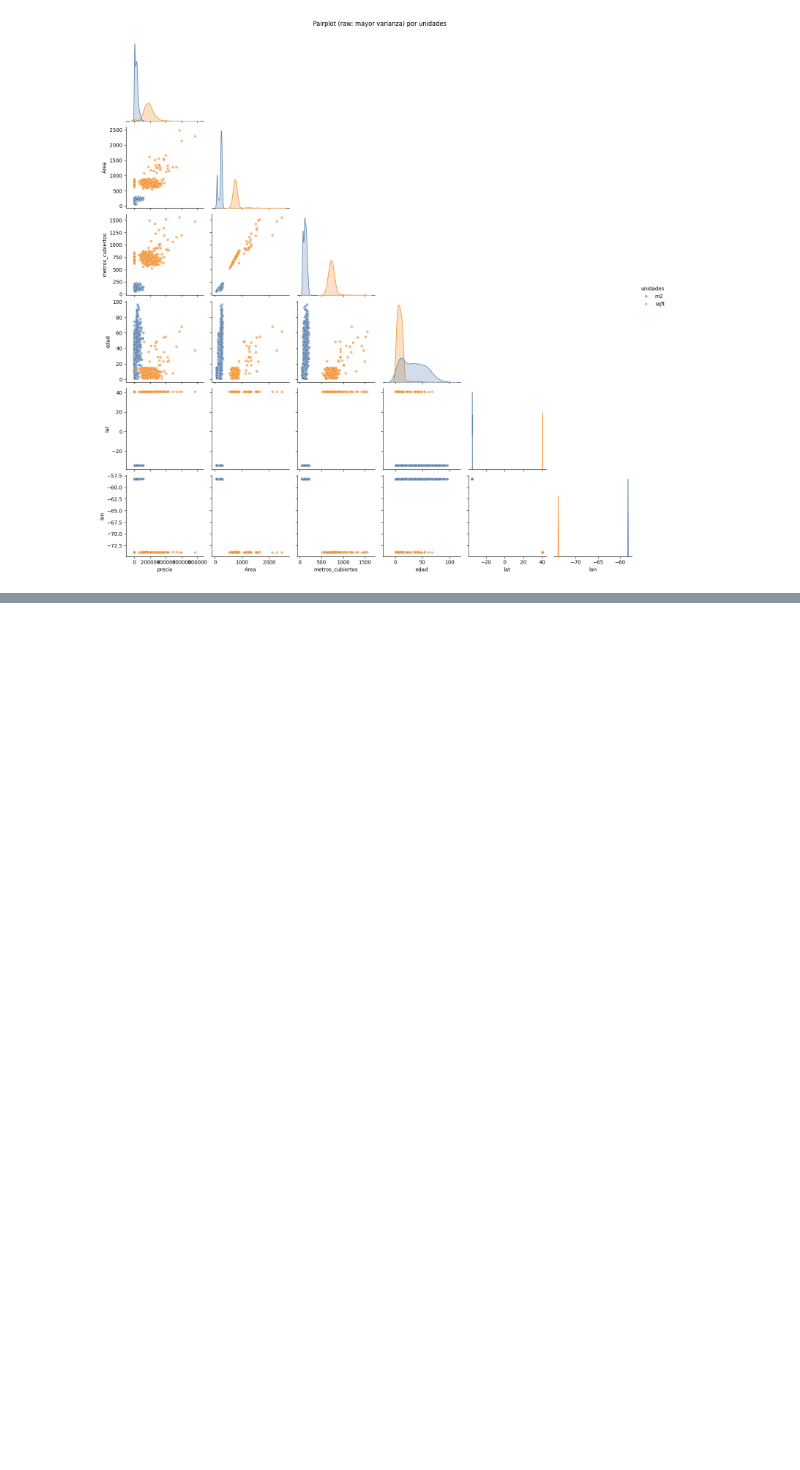
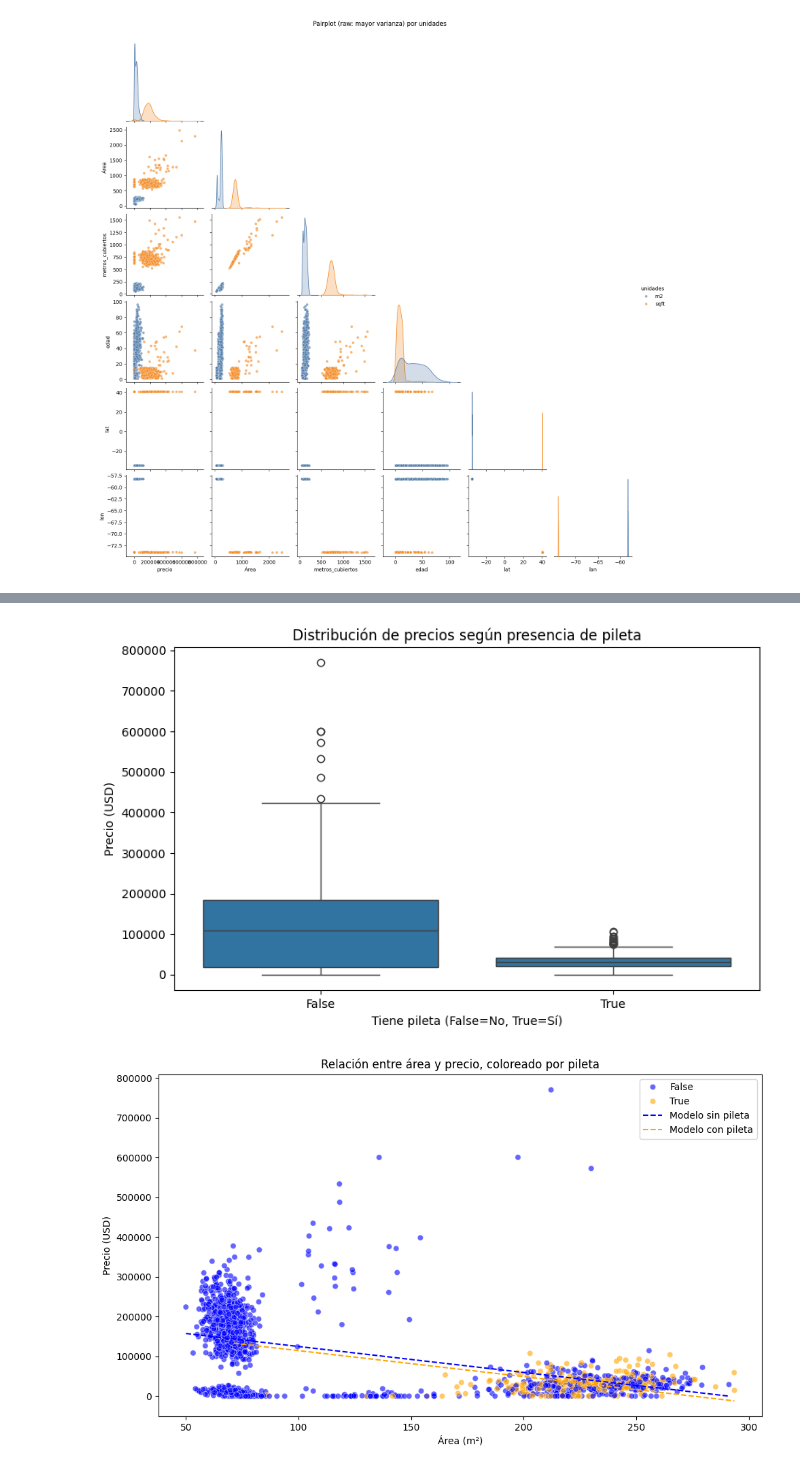
Before and after one commit to Santi2065/property-price-regression, a Jupyter notebook: notebooks/Entrega_TP1.ipynb, the cells around one changed output, grey strips where cells are left out. Saved outputs shown, nothing was run; the diff lists cells and outputs as text; code cells hidden in the pictures; blank space fills up the shorter version.

Commit message:
Punto 3 resuleto

```diff
--- a/notebooks/Entrega_TP1.ipynb
+++ b/notebooks/Entrega_TP1.ipynb
@@ -246,0 +526,63 @@ df_val.to_csv("../data/processed/casas_val.csv", index=False)
+# %%
+# 3.2 - Visualización del efecto de la pileta (CORREGIDO)
+import pandas as pd
+import numpy as np
+import matplotlib.pyplot as plt
+import seaborn as sns
+
+# Boxplot de precios por grupo
+plt.figure(figsize=(8, 5))
+sns.boxplot(x='pileta', y='precio', data=df_proc)
+plt.title('Distribución de precios según presencia de pileta')
+plt.xlabel('Tiene pileta (False=No, True=Sí)')
+plt.ylabel('Precio (USD)')
+plt.tight_layout()
+plt.show()
+
+# DESNORMALIZAR para visualizar mejor
+# area_mean_train y area_std_train ya están definidos en el notebook
+
+# Scatter plot coloreado por pileta con área DESNORMALIZADA
+plt.figure(figsize=(10, 6))
+# Crear columna temporal con área desnormalizada para la visualización
+df_plot = df_proc.copy()
+df_plot['area_real'] = df_plot['Área'] * area_std_train + area_mean_train
+
+sns.scatterplot(data=df_plot, x='area_real', y='precio', hue='pileta',
+                palette={False: 'blue', True: 'orange'}, alpha=0.6)
+plt.title('Relación entre área y precio, coloreado por pileta')
+plt.xlabel('Área (m²)')
+plt.ylabel('Precio (USD)')
+plt.legend(title='Tiene pileta', labels=['No', 'Sí'])
+
+# Agregar líneas de regresión para cada grupo
+# Línea para propiedades sin pileta
+sin_pileta = df_plot[df_plot['pileta'] == False]
+# Línea para propiedades con pileta
+con_pileta = df_plot[df_plot['pileta'] == True]
+
+# Crear puntos para la línea
+x_sin_real = np.linspace(sin_pileta['area_real'].min(), sin_pileta['area_real'].max(), 100)
+x_con_real = np.linspace(con_pileta['area_real'].min(), con_pileta['area_real'].max(), 100)
+
+# Convertir a valores normalizados para predecir
+x_sin_norm = (x_sin_real - area_mean_train) / area_std_train
+x_con_norm = (x_con_real - area_mean_train) / area_std_train
+
+# Crear DataFrames para predecir
+df_sin = pd.DataFrame({'Área': x_sin_norm, 'pileta': np.zeros(100, dtype=bool)})
+df_con = pd.DataFrame({'Área': x_con_norm, 'pileta': np.ones(100, dtype=bool)})
+
+# Predecir y graficar
+y_sin = m2.predict(df_sin)
+y_con = m2.predict(df_con)
+
+plt.plot(x_sin_real, y_sin, color='blue', linestyle='--', label='Modelo sin pileta')
+plt.plot(x_con_real, y_con, color='orange', linestyle='--', label='Modelo con pileta')
+plt.legend()
+
+plt.tight_layout()
+plt.show()
+# %% [output]
+[figure, added]
+[figure, added]
```
Also changed, not shown: parts of 16 cells of this notebook, 8 other files.
